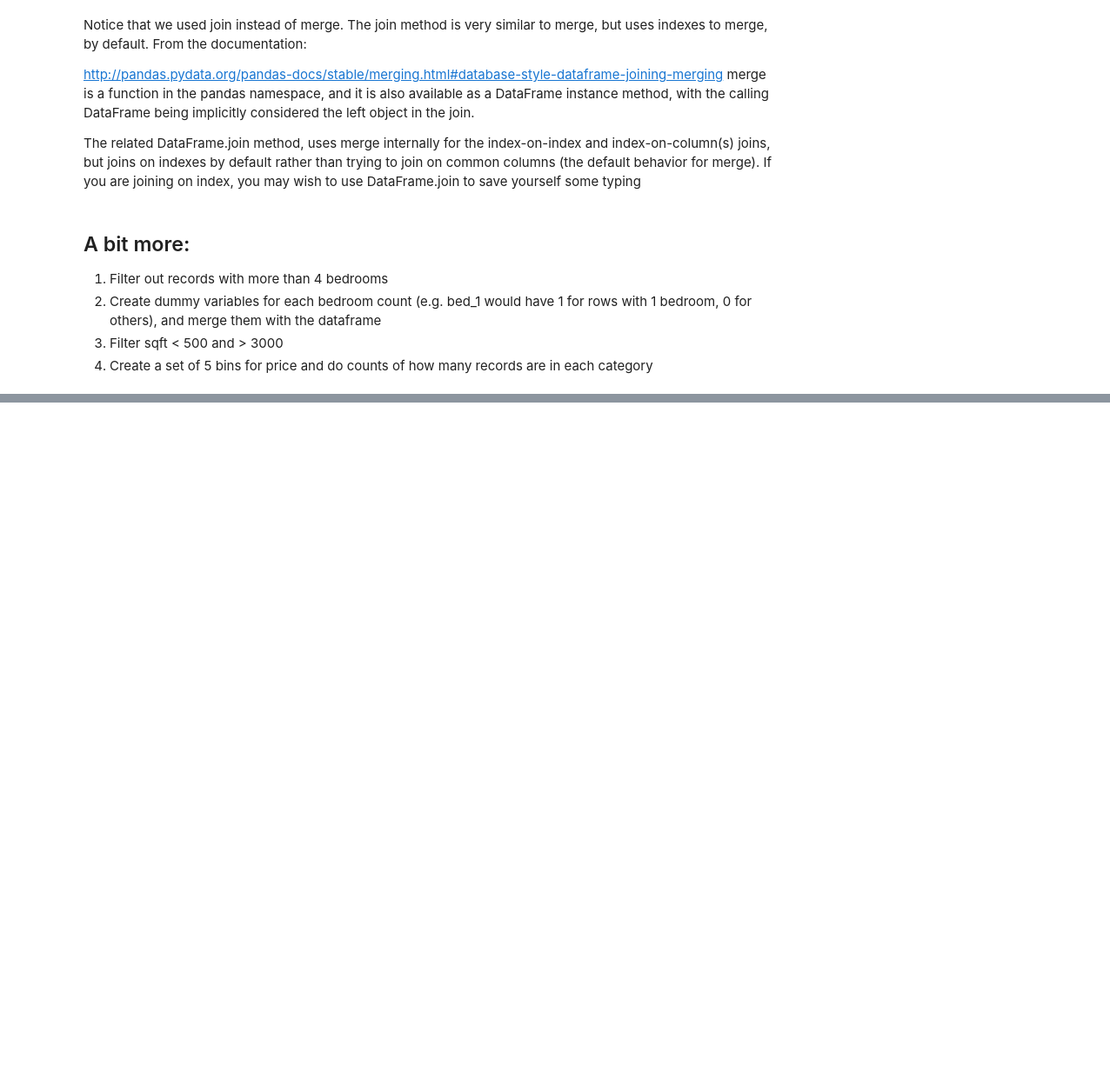
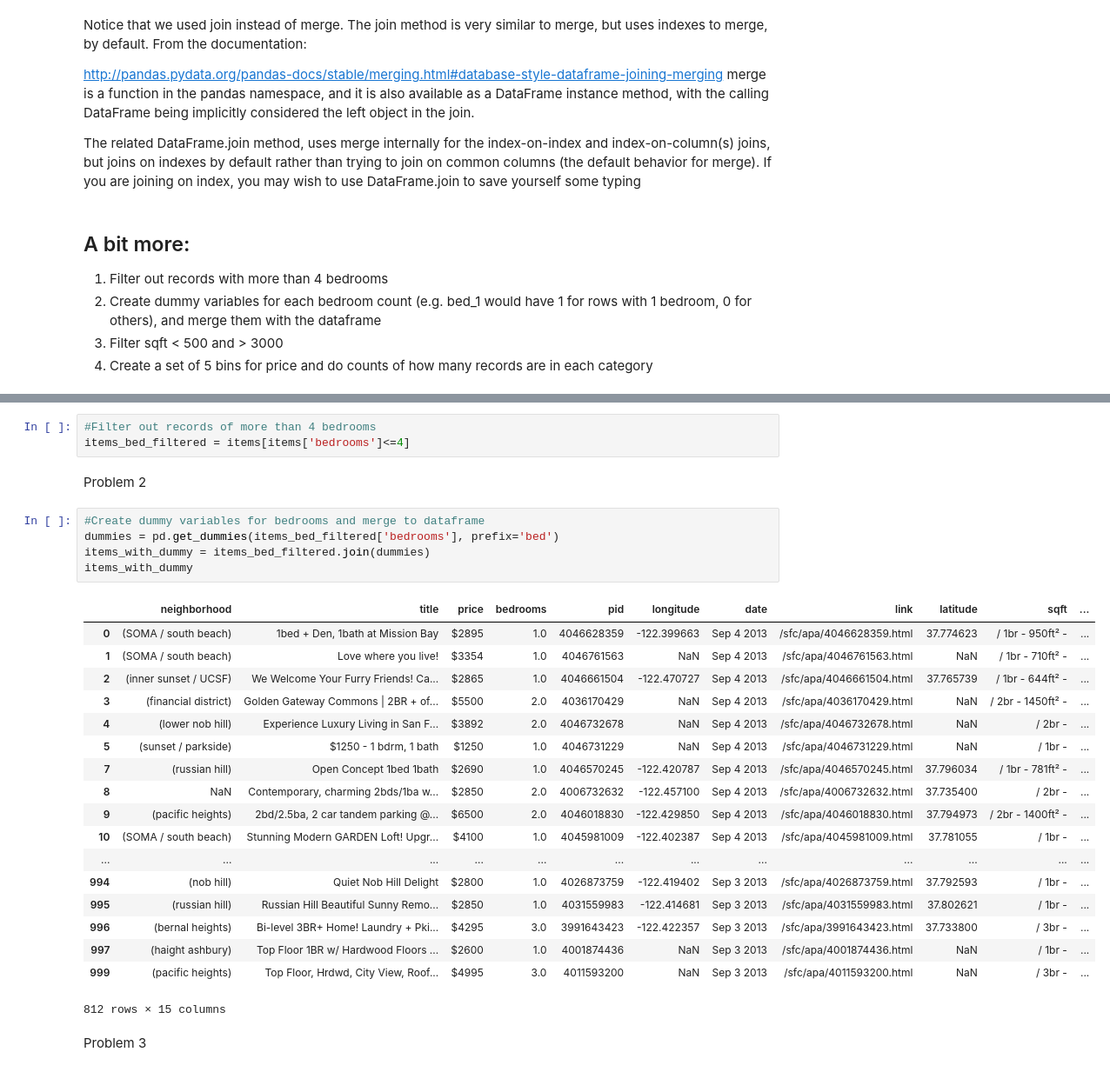
Before and after one commit to ryanrenfro14/ce599, a Jupyter notebook: 07-Data Wrangling/data-wrangling.ipynb, the cells around one changed output, grey strips where cells are left out. Shown: that part at 87% size. Drawn from its saved outputs; the diff is of its cells as text; blank space fills up the shorter version.

```diff
--- a/07-Data Wrangling/data-wrangling.ipynb
+++ b/07-Data Wrangling/data-wrangling.ipynb
@@ -510,0 +559,31 @@ The related DataFrame.join method, uses merge internally for the index-on-index
+# %%
+#Filter out records of more than 4 bedrooms
+items_bed_filtered = items[items['bedrooms']<=4]
+# %% [markdown]
+Problem 2
+# %%
+#Create dummy variables for bedrooms and merge to dataframe
+dummies = pd.get_dummies(items_bed_filtered['bedrooms'], prefix='bed')
+items_with_dummy = items_bed_filtered.join(dummies)
+items_with_dummy
+# %% [output]
+|  | neighborhood | title | price | bedrooms | pid | longitude | date | link | latitude | sqft | ... |
+| 0 | (SOMA / south beach) | 1bed + Den, 1bath at Mission Bay | $2895 | 1.0 | 4046628359 | -122.399663 | Sep 4 2013 | /sfc/apa/4046628359.html | 37.774623 | / 1br - 950ft² - | ... |
+| 1 | (SOMA / south beach) | Love where you live! | $3354 | 1.0 | 4046761563 | NaN | Sep 4 2013 | /sfc/apa/4046761563.html | NaN | / 1br - 710ft² - | ... |
+| 2 | (inner sunset / UCSF) | We Welcome Your Furry Friends! Ca... | $2865 | 1.0 | 4046661504 | -122.470727 | Sep 4 2013 | /sfc/apa/4046661504.html | 37.765739 | / 1br - 644ft² - | ... |
+| 3 | (financial district) | Golden Gateway Commons | 2BR + of... | $5500 | 2.0 | 4036170429 | NaN | Sep 4 2013 | /sfc/apa/4036170429.html | NaN | / 2br - 1450ft² - | ... |
+| 4 | (lower nob hill) | Experience Luxury Living in San F... | $3892 | 2.0 | 4046732678 | NaN | Sep 4 2013 | /sfc/apa/4046732678.html | NaN | / 2br - | ... |
+| 5 | (sunset / parkside) | $1250 - 1 bdrm, 1 bath | $1250 | 1.0 | 4046731229 | NaN | Sep 4 2013 | /sfc/apa/4046731229.html | NaN | / 1br - | ... |
+| 7 | (russian hill) | Open Concept 1bed 1bath | $2690 | 1.0 | 4046570245 | -122.420787 | Sep 4 2013 | /sfc/apa/4046570245.html | 37.796034 | / 1br - 781ft² - | ... |
+| 8 | NaN | Contemporary, charming 2bds/1ba w... | $2850 | 2.0 | 4006732632 | -122.457100 | Sep 4 2013 | /sfc/apa/4006732632.html | 37.735400 | / 2br - | ... |
+| 9 | (pacific heights) | 2bd/2.5ba, 2 car tandem parking @... | $6500 | 2.0 | 4046018830 | -122.429850 | Sep 4 2013 | /sfc/apa/4046018830.html | 37.794973 | / 2br - 1400ft² - | ... |
+| 10 | (SOMA / south beach) | Stunning Modern GARDEN Loft! Upgr... | $4100 | 1.0 | 4045981009 | -122.402387 | Sep 4 2013 | /sfc/apa/4045981009.html | 37.781055 | / 1br - | ... |
+| ... | ... | ... | ... | ... | ... | ... | ... | ... | ... | ... | ... |
+| 994 | (nob hill) | Quiet Nob Hill Delight | $2800 | 1.0 | 4026873759 | -122.419402 | Sep 3 2013 | /sfc/apa/4026873759.html | 37.792593 | / 1br - | ... |
+| 995 | (russian hill) | Russian Hill Beautiful Sunny Remo... | $2850 | 1.0 | 4031559983 | -122.414681 | Sep 3 2013 | /sfc/apa/4031559983.html | 37.802621 | / 1br - | ... |
+| 996 | (bernal heights) | Bi-level 3BR+ Home! Laundry + Pki... | $4295 | 3.0 | 3991643423 | -122.422357 | Sep 3 2013 | /sfc/apa/3991643423.html | 37.733800 | / 3br - | ... |
+| 997 | (haight ashbury) | Top Floor 1BR w/ Hardwood Floors ... | $2600 | 1.0 | 4001874436 | NaN | Sep 3 2013 | /sfc/apa/4001874436.html | NaN | / 1br - | ... |
+| 999 | (pacific heights) | Top Floor, Hrdwd, City View, Roof... | $4995 | 3.0 | 4011593200 | NaN | Sep 3 2013 | /sfc/apa/4011593200.html | NaN | / 3br - | ... |
+812 rows × 15 columns
+# %% [markdown]
+Problem 3
```
Also changed, not shown: parts of 7 cells of this notebook, 2 other files.
